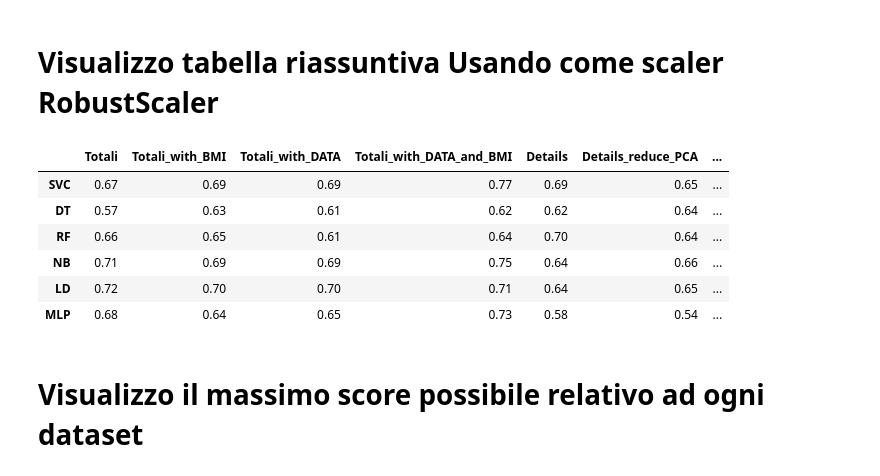
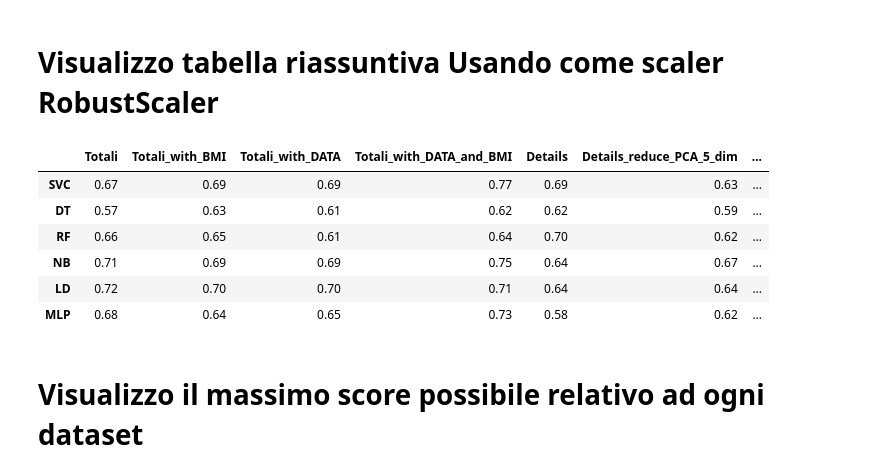
Before and after one commit to aleberans/Analisi-dati-per-problemi-di-medicina-legale, a Jupyter notebook: codice/classificazione-investiti.ipynb, the cells around one changed output. Saved outputs shown, nothing was run; the diff lists cells and outputs as text; code cells hidden in the pictures.

Commit message:
Addestrato anche con PCA e TSNE con 5, 10 e 15 dimensioni piu nuova visualizzazione tabelle

```diff
--- a/codice/classificazione-investiti.ipynb
+++ b/codice/classificazione-investiti.ipynb
@@ -322,11 +324,11 @@ if addNew('Details_reduce_TSNE_10_dim', risultatiStandardScaler):
 # %%
 if addNew('Details_reduce_TSNE_13_dim', risultatiStandardScaler):
-    risultati['Details_reduce_TSNE_13_dim'] = {model_to_string[m]: np.mean(addestra(m, X_details, y_details, g, 9, 9, nome_dataset='Details_reduce_TSNE_13_dim', logger_name=logger, dim_reduction=TSNE(n_components=13, method='exact'))) for m, g in zip(models, grids)}
+    risultatiStandardScaler['Details_reduce_TSNE_13_dim'] = {model_to_string[m]: np.mean(addestra(m, X_details, y_details, g, 9, 9, nome_dataset='Details_reduce_TSNE_13_dim', logger_name=logger, dim_reduction=TSNE(n_components=13, method='exact'))) for m, g in zip(models, grids)}
 # %% [markdown]
 ### Proviamo a ridurre le componenti a 15 con t-SNE
 # %%
 if addNew('Details_reduce_TSNE_15_dim', risultatiStandardScaler):
-    risultati['Details_reduce_TSNE_15_dim'] = {model_to_string[m]: np.mean(addestra(m, X_details, y_details, g, 9, 9, nome_dataset='Details_reduce_TSNE_15_dim', logger_name=logger, dim_reduction=TSNE(n_components=15, method='exact'))) for m, g in zip(models, grids)}
+    risultatiStandardScaler['Details_reduce_TSNE_15_dim'] = {model_to_string[m]: np.mean(addestra(m, X_details, y_details, g, 9, 9, nome_dataset='Details_reduce_TSNE_15_dim', logger_name=logger, dim_reduction=TSNE(n_components=15, method='exact'))) for m, g in zip(models, grids)}
 # %% [markdown]
 # Visualizzo tabella riassuntiva Usando come scaler StandardScaler
 # %%
@@ -340,6 +342,21 @@ def float_formatter(x): return '{:.2f}'.format(x)
 
 def highlight_max(s):
     is_max = s ==s.max()
-    return ['font-weight:bold' if v else '' for v in is_max]
+    return ['background-color: yellow' if v else '' for v in is_max]
+
+
+
+def highlight_max_prova(data, color='yellow'):
+    '''
+    highlight the maximum in a Series or DataFrame
+    '''
+    attr = 'background-color: {}'.format(color)
+    if data.ndim == 1:  # Series from .apply(axis=0) or axis=1
+        is_max = data == data.max()
+        return [attr if v else '' for v in is_max]
+    else:  # from .apply(axis=None)
+        is_max = data == data.max().max()
+        return pd.DataFrame(np.where(is_max, attr, ''),
+                            index=data.index, columns=data.columns)
 # %%
 tableStandardScaler = pd.DataFrame(risultatiStandardScaler)
@@ -472,7 +493,7 @@ with open('RisultatiRobustScaler.json', 'r') as fp:
     risultati_RobustScaler = json.load(fp)
 # %%
 if addNew('Totali', risultati_RobustScaler):
-    risultati_RobustScaler['Totali'] = {model_to_string[m]: np.mean(addestra(m, X_total, y_total, g, 9, 9, nome_dataset='Totali', , scaling=RobustScaler())) for m, g in zip(models, grids)}    risultati_RobustScaler['Totali'] = {model_to_string[m]: np.mean(addestra(m, X_total, y_total, g, 9, 9, nome_dataset='Totali', logger_name=logger , scaling=RobustScaler())) for m, g in zip(models, grids)}
+    risultati_RobustScaler['Totali'] = {model_to_string[m]: np.mean(addestra(m, X_total, y_total, g, 9, 9, useLogger=True, scaling=RobustScaler())) for m, g in zip(models, grids)}
 # %%
 if addNew('Totali_with_BMI', risultati_RobustScaler):
     risultati_RobustScaler['Totali_with_BMI'] = {model_to_string[m]: np.mean(addestra(m, X_total_with_BMI, y_total_with_BMI, g, 9, 9, nome_dataset='Totali_with_BMI', logger_name=logger, scaling=RobustScaler())) for m, g in zip(models, grids)}
@@ -518,17 +537,17 @@ if addNew('Details_reduce_TSNE_15_dim', risultati_RobustScaler):
 # %%
 with open('RisultatiRobustScaler.json', 'w') as fp:
     json.dump(risultati_RobustScaler, fp)
 
 tableRobustScaler = pd.DataFrame(risultati_RobustScaler)
-tableRobustScaler.style.apply(highlight_max, axis=0).format(float_formatter)
+tableRobustScaler.style.apply(highlight_max, axis=1).format(float_formatter)
 # %% [output]
-|  | Totali | Totali_with_BMI | Totali_with_DATA | Totali_with_DATA_and_BMI | Details | Details_reduce_PCA | ... |
-| SVC | 0.67 | 0.69 | 0.69 | 0.77 | 0.69 | 0.65 | ... |
-| DT | 0.57 | 0.63 | 0.61 | 0.62 | 0.62 | 0.64 | ... |
-| RF | 0.66 | 0.65 | 0.61 | 0.64 | 0.70 | 0.64 | ... |
-| NB | 0.71 | 0.69 | 0.69 | 0.75 | 0.64 | 0.66 | ... |
-| LD | 0.72 | 0.70 | 0.70 | 0.71 | 0.64 | 0.65 | ... |
-| MLP | 0.68 | 0.64 | 0.65 | 0.73 | 0.58 | 0.54 | ... |
+|  | Totali | Totali_with_BMI | Totali_with_DATA | Totali_with_DATA_and_BMI | Details | Details_reduce_PCA_5_dim | ... |
+| SVC | 0.67 | 0.69 | 0.69 | 0.77 | 0.69 | 0.63 | ... |
+| DT | 0.57 | 0.63 | 0.61 | 0.62 | 0.62 | 0.59 | ... |
+| RF | 0.66 | 0.65 | 0.61 | 0.64 | 0.70 | 0.62 | ... |
+| NB | 0.71 | 0.69 | 0.69 | 0.75 | 0.64 | 0.67 | ... |
+| LD | 0.72 | 0.70 | 0.70 | 0.71 | 0.64 | 0.64 | ... |
+| MLP | 0.68 | 0.64 | 0.65 | 0.73 | 0.58 | 0.62 | ... |
 # %% [markdown]
 # Visualizzo il massimo score possibile relativo ad ogni dataset
 # %%
```
Also changed, not shown: parts of 31 cells of this notebook, 4 other files.
